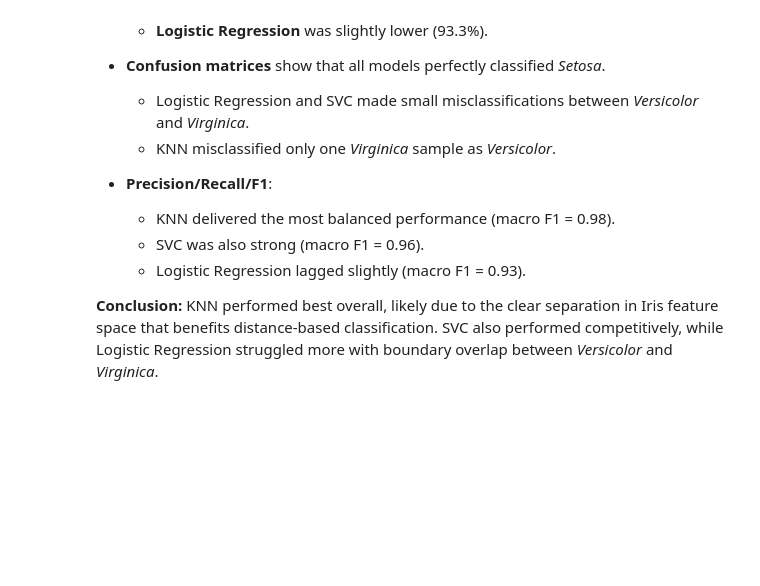
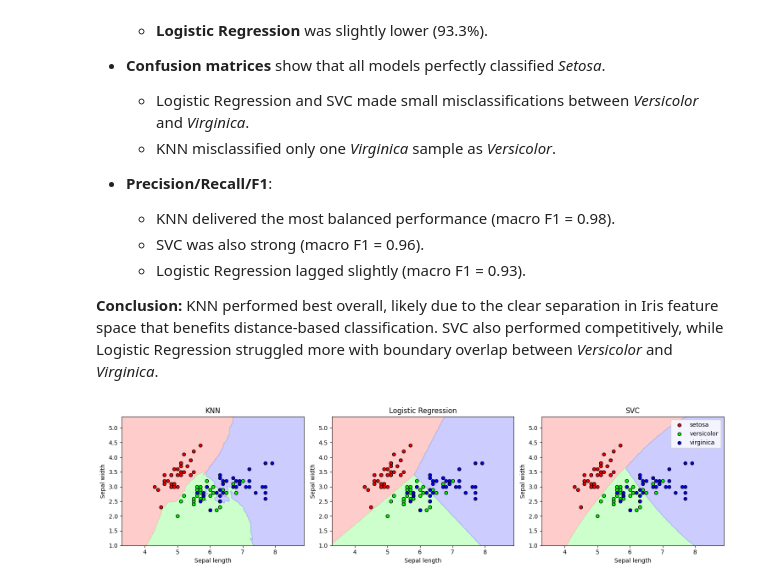
Before and after one commit to nanjala116/machine_learning1, a Jupyter notebook: notebooks/supervised_learning.ipynb, the cells around one changed output. Cells and saved outputs as stored; diff of their text form; code cells hidden in the pictures; blank space fills up the shorter version.

Commit message:
ft(class-comparison): adds decision boundary plots and accuracy stats for KNN, Logistic Regression, and SVC

```diff
--- a/notebooks/supervised_learning.ipynb
+++ b/notebooks/supervised_learning.ipynb
@@ -854,3 +859,68 @@ We trained three classifiers (KNN, Logistic Regression, and SVC) on the Iris dat
 
 **Conclusion:**
 KNN performed best overall, likely due to the clear separation in Iris feature space that benefits distance-based classification. SVC also performed competitively, while Logistic Regression struggled more with boundary overlap between *Versicolor* and *Virginica*.
+# %%
+# Load Iris dataset from CSV
+iris = pd.read_csv("../data/iris.csv", index_col=0)
+
+# Features: use only first two (sepal length & sepal width)
+X = iris.iloc[:, :2].values
+
+# Target: last column, encode if categorical
+y_raw = iris.iloc[:, -1].values
+if y_raw.dtype == "O":  # object/string labels
+    le = LabelEncoder()
+    y = le.fit_transform(y_raw)
+    target_names = le.classes_
+else:
+    y = y_raw.astype(int)
+    target_names = np.unique(y).astype(str)
+
+# Train/test split
+X_train, X_test, y_train, y_test = train_test_split(
+    X, y, test_size=0.3, random_state=42, stratify=y
+)
+
+# Models
+knn2d = KNeighborsClassifier(n_neighbors=5).fit(X_train, y_train)
+logreg2d = LogisticRegression(max_iter=200).fit(X_train, y_train)
+svc2d = SVC(kernel="rbf", C=1.0, gamma="scale").fit(X_train, y_train)
+
+models = {"KNN": knn2d, "Logistic Regression": logreg2d, "SVC": svc2d}
+
+# Colormaps
+cmap_light = ListedColormap(["#FFAAAA", "#AAFFAA", "#AAAAFF"])
+cmap_bold = ["#FF0000", "#00FF00", "#0000FF"]
+
+fig, axes = plt.subplots(1, 3, figsize=(15, 4))
+
+for ax, (name, model) in zip(axes, models.items()):
+    # Mesh grid
+    x_min, x_max = X[:, 0].min() - 1, X[:, 0].max() + 1
+    y_min, y_max = X[:, 1].min() - 1, X[:, 1].max() + 1
+    xx, yy = np.meshgrid(np.arange(x_min, x_max, 0.02),
+                         np.arange(y_min, y_max, 0.02))
+
+    # Predictions for grid
+    Z = model.predict(np.c_[xx.ravel(), yy.ravel()])
+    Z = Z.astype(int).reshape(xx.shape)
+
+    # Plot decision boundary
+    ax.contourf(xx, yy, Z, cmap=cmap_light, alpha=0.6)
+
+    # Plot training points
+    for i, color in zip(np.unique(y_train), cmap_bold):
+        idx = np.where(y_train == i)
+        ax.scatter(X_train[idx, 0], X_train[idx, 1],
+                   c=color, label=target_names[i],
+                   edgecolor="k", s=30)
+
+    ax.set_title(name)
+    ax.set_xlabel("Sepal length")
+    ax.set_ylabel("Sepal width")
+
+plt.legend()
+plt.tight_layout()
+plt.show()
+# %% [output]
+[figure, added]
```
Also changed, not shown: parts of 3 cells of this notebook.
